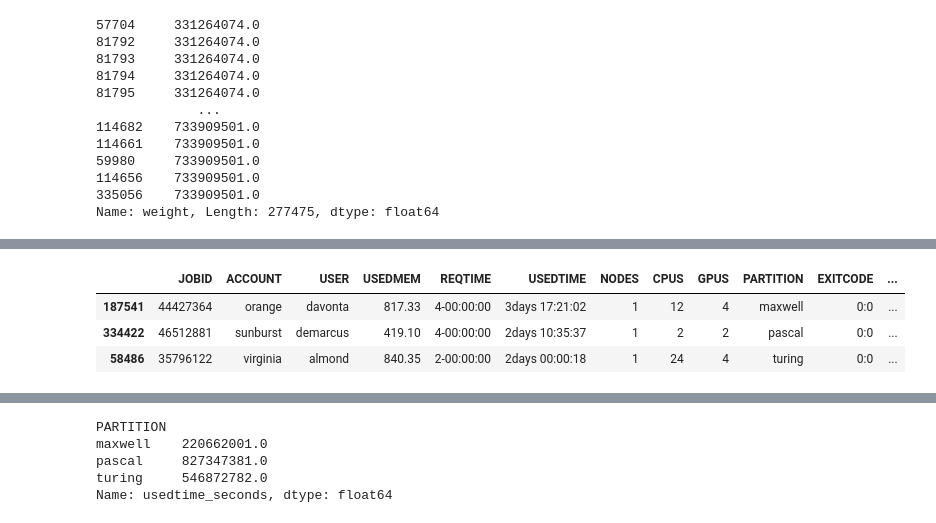
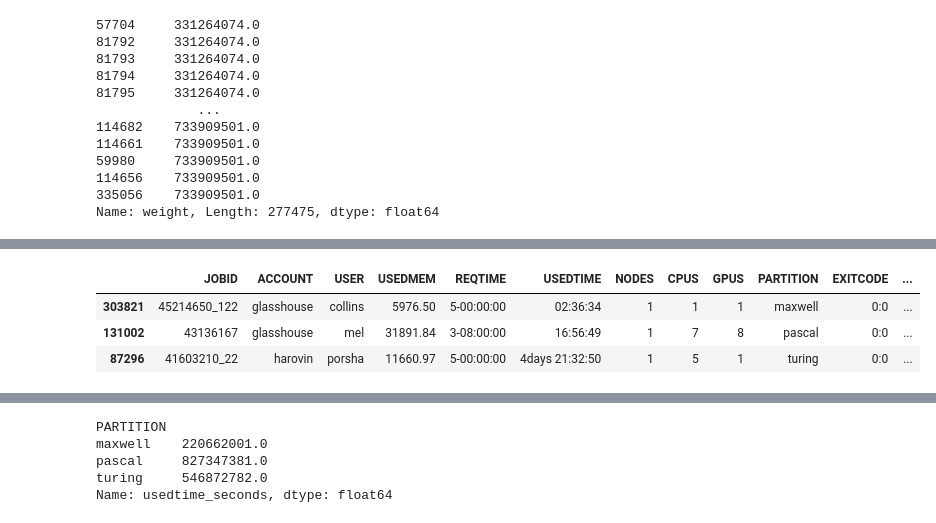
Before and after one commit to essetetsahai/accre_project-jolly_ranchers, a Jupyter notebook: JR_accre.ipynb, the cells around one changed output, grey strips where cells are left out. Drawn from its saved outputs; the diff is of its cells as text; code cells hidden in the pictures.

```diff
--- a/JR_accre.ipynb
+++ b/JR_accre.ipynb
@@ -302,10 +285,10 @@ plt.savefig('../accre_project_jolly_ranchers.png', dpi = 150);
 # %%
-percentile = 0.10
+percentile = 0.80
 
-accre10 = accre_filtered.loc[accre_filtered['cumulative_percentage'] >= percentile].groupby('PARTITION').head(1)
-accre10
+accre80 = accre_filtered.loc[accre_filtered['cumulative_percentage'] >= percentile].groupby('PARTITION').head(1)
+accre80
 # %% [output]
 |  | JOBID | ACCOUNT | USER | USEDMEM | REQTIME | USEDTIME | NODES | CPUS | GPUS | PARTITION | EXITCODE | ... |
-| 187541 | 44427364 | orange | davonta | 817.33 | 4-00:00:00 | 3days 17:21:02 | 1 | 12 | 4 | maxwell | 0:0 | ... |
-| 334422 | 46512881 | sunburst | demarcus | 419.10 | 4-00:00:00 | 2days 10:35:37 | 1 | 2 | 2 | pascal | 0:0 | ... |
-| 58486 | 35796122 | virginia | almond | 840.35 | 2-00:00:00 | 2days 00:00:18 | 1 | 24 | 4 | turing | 0:0 | ... |
+| 303821 | 45214650_122 | glasshouse | collins | 5976.50 | 5-00:00:00 | 02:36:34 | 1 | 1 | 1 | maxwell | 0:0 | ... |
+| 131002 | 43136167 | glasshouse | mel | 31891.84 | 3-08:00:00 | 16:56:49 | 1 | 7 | 8 | pascal | 0:0 | ... |
+| 87296 | 41603210_22 | harovin | porsha | 11660.97 | 5-00:00:00 | 4days 21:32:50 | 1 | 5 | 1 | turing | 0:0 | ... |
```
Also changed, not shown: parts of 36 cells of this notebook.
